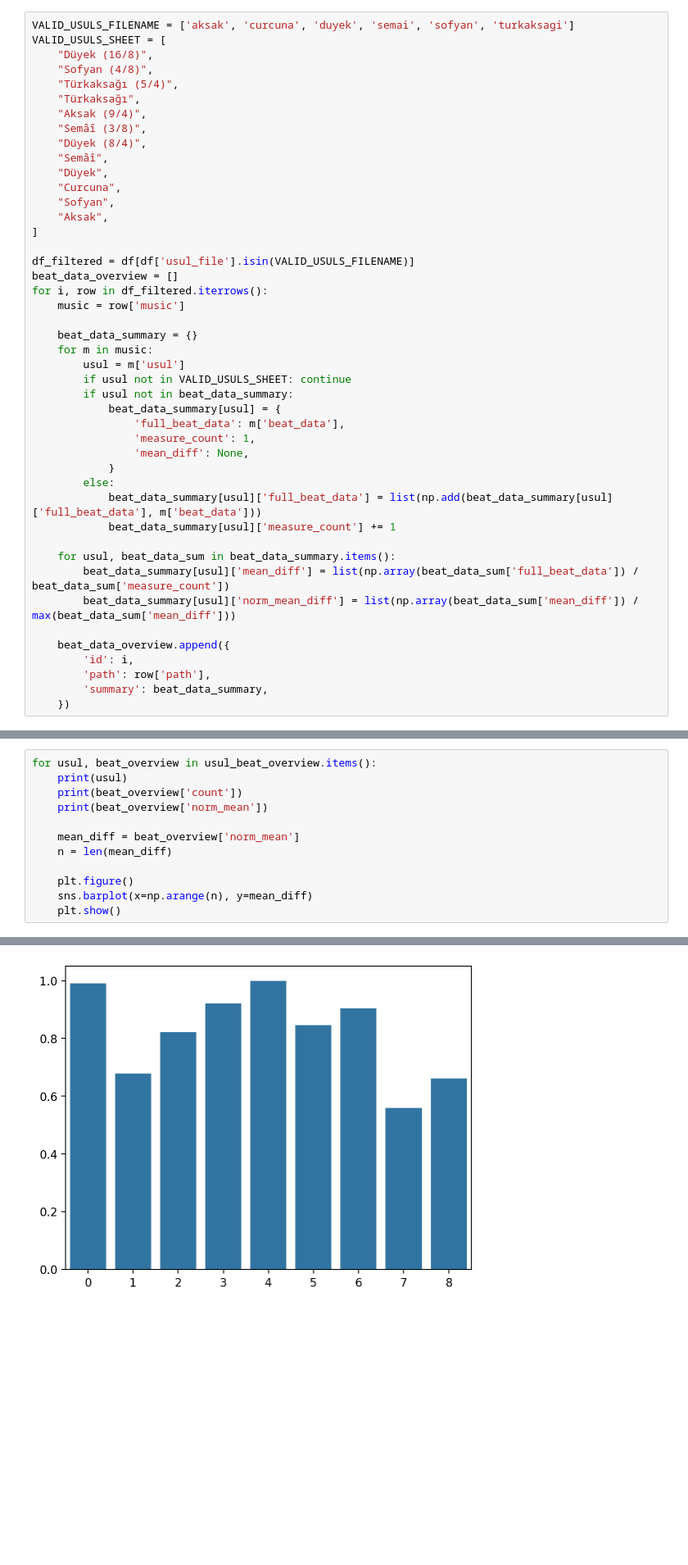
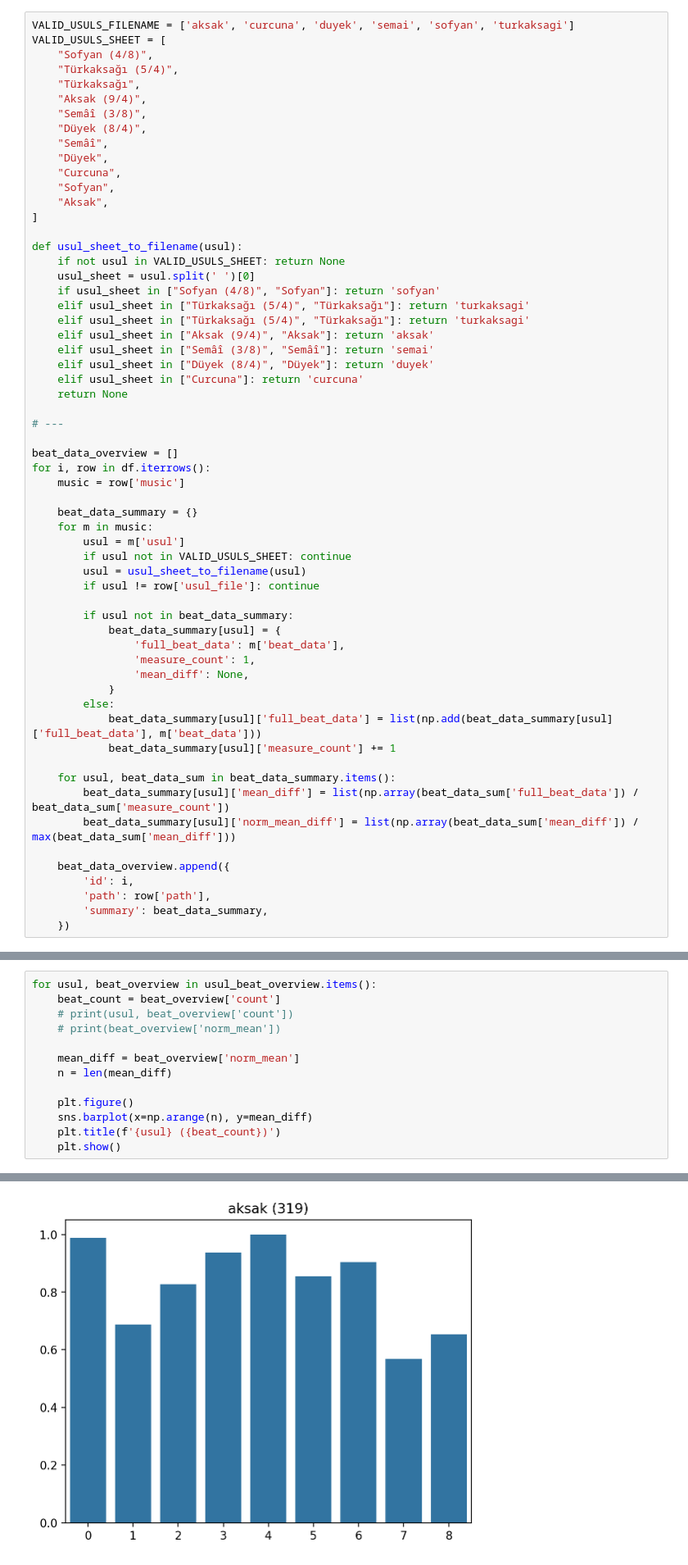
Before and after one commit to alexvilanovab/makam-amplab, a Jupyter notebook: alex.ipynb, the cells around one changed output, grey strips where cells are left out. Shown at 82% size. Drawn from its saved outputs; the diff is of its cells as text; blank space fills up the shorter version.

Commit message:
add beat diff thing

```diff
--- a/alex.ipynb
+++ b/alex.ipynb
@@ -245,7 +229,6 @@ df.head()
 # %%
 VALID_USULS_FILENAME = ['aksak', 'curcuna', 'duyek', 'semai', 'sofyan', 'turkaksagi']
 VALID_USULS_SHEET = [
-    "Düyek (16/8)",
     "Sofyan (4/8)",
     "Türkaksağı (5/4)",
     "Türkaksağı",
@@ -259,15 +242,31 @@ VALID_USULS_SHEET = [
     "Aksak",
 ]
 
-df_filtered = df[df['usul_file'].isin(VALID_USULS_FILENAME)]
+def usul_sheet_to_filename(usul):
+    if not usul in VALID_USULS_SHEET: return None
+    usul_sheet = usul.split(' ')[0]
+    if usul_sheet in ["Sofyan (4/8)", "Sofyan"]: return 'sofyan'
+    elif usul_sheet in ["Türkaksağı (5/4)", "Türkaksağı"]: return 'turkaksagi'
+    elif usul_sheet in ["Türkaksağı (5/4)", "Türkaksağı"]: return 'turkaksagi'
+    elif usul_sheet in ["Aksak (9/4)", "Aksak"]: return 'aksak'
+    elif usul_sheet in ["Semâî (3/8)", "Semâî"]: return 'semai'
+    elif usul_sheet in ["Düyek (8/4)", "Düyek"]: return 'duyek'
+    elif usul_sheet in ["Curcuna"]: return 'curcuna'
+    return None
+
+# ---
+
 beat_data_overview = []
-for i, row in df_filtered.iterrows():
+for i, row in df.iterrows():
     music = row['music']
 
     beat_data_summary = {}
     for m in music:
         usul = m['usul']
         if usul not in VALID_USULS_SHEET: continue
+        usul = usul_sheet_to_filename(usul)
+        if usul != row['usul_file']: continue
+
         if usul not in beat_data_summary:
             beat_data_summary[usul] = {
                 'full_beat_data': m['beat_data'],
@@ -347,14 +318,15 @@ for usul, beat_overview in usul_beat_overview.items():
     usul_beat_overview[usul]['norm_mean'] = list(np.array(usul_beat_overview[usul]['norm_mean']) / max(usul_beat_overview[usul]['norm_mean']))
 # %%
 for usul, beat_overview in usul_beat_overview.items():
-    print(usul)
-    print(beat_overview['count'])
-    print(beat_overview['norm_mean'])
+    beat_count = beat_overview['count']
+    # print(usul, beat_overview['count'])
+    # print(beat_overview['norm_mean'])
 
     mean_diff = beat_overview['norm_mean']
     n = len(mean_diff)
 
     plt.figure()
     sns.barplot(x=np.arange(n), y=mean_diff)
+    plt.title(f'{usul} ({beat_count})')
     plt.show()
 # %% [output]
@@ -374 +333 @@ Aksak
-[figure, old version]
+[figure, new version]
```
Also changed, not shown: parts of 9 cells of this notebook.
